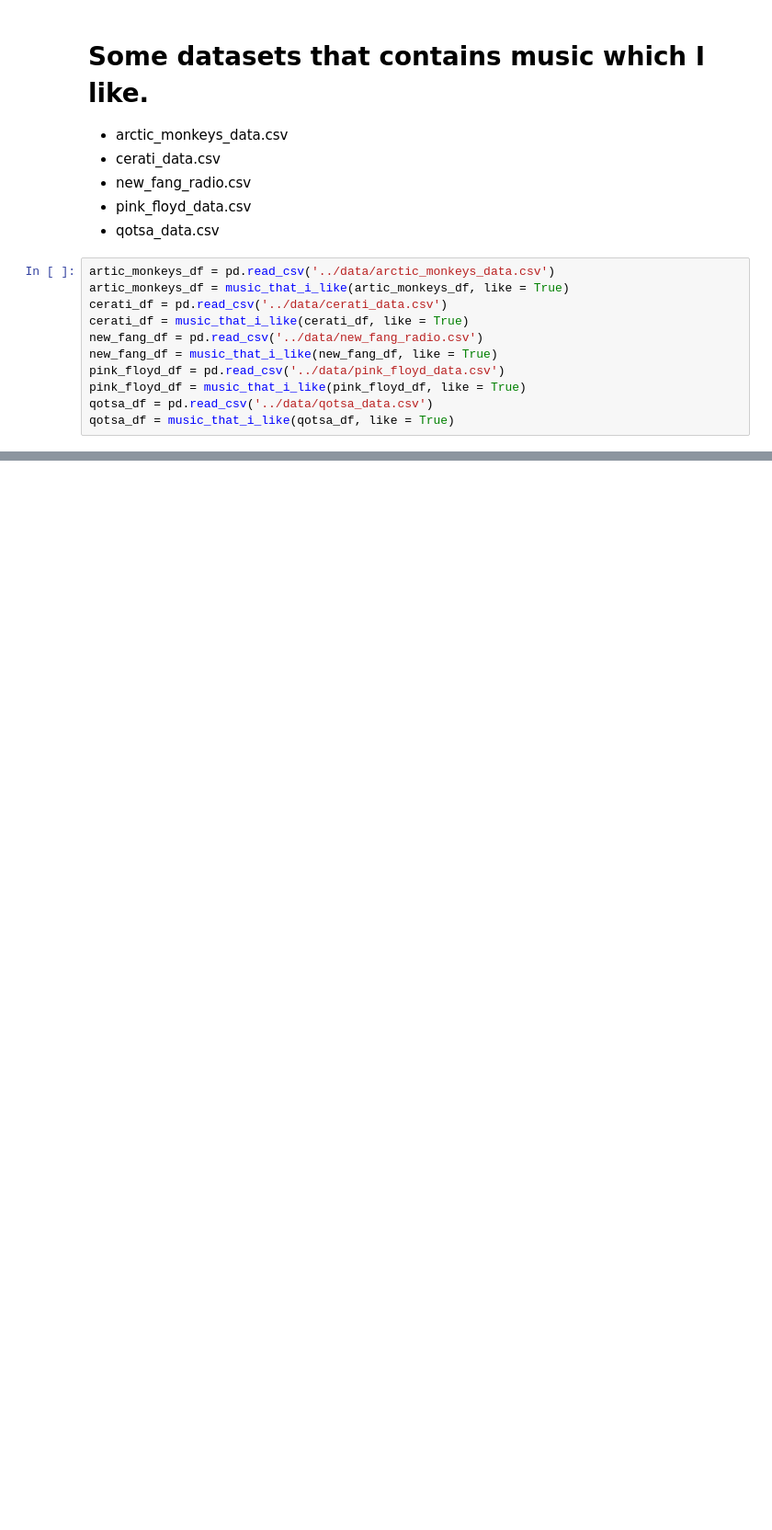
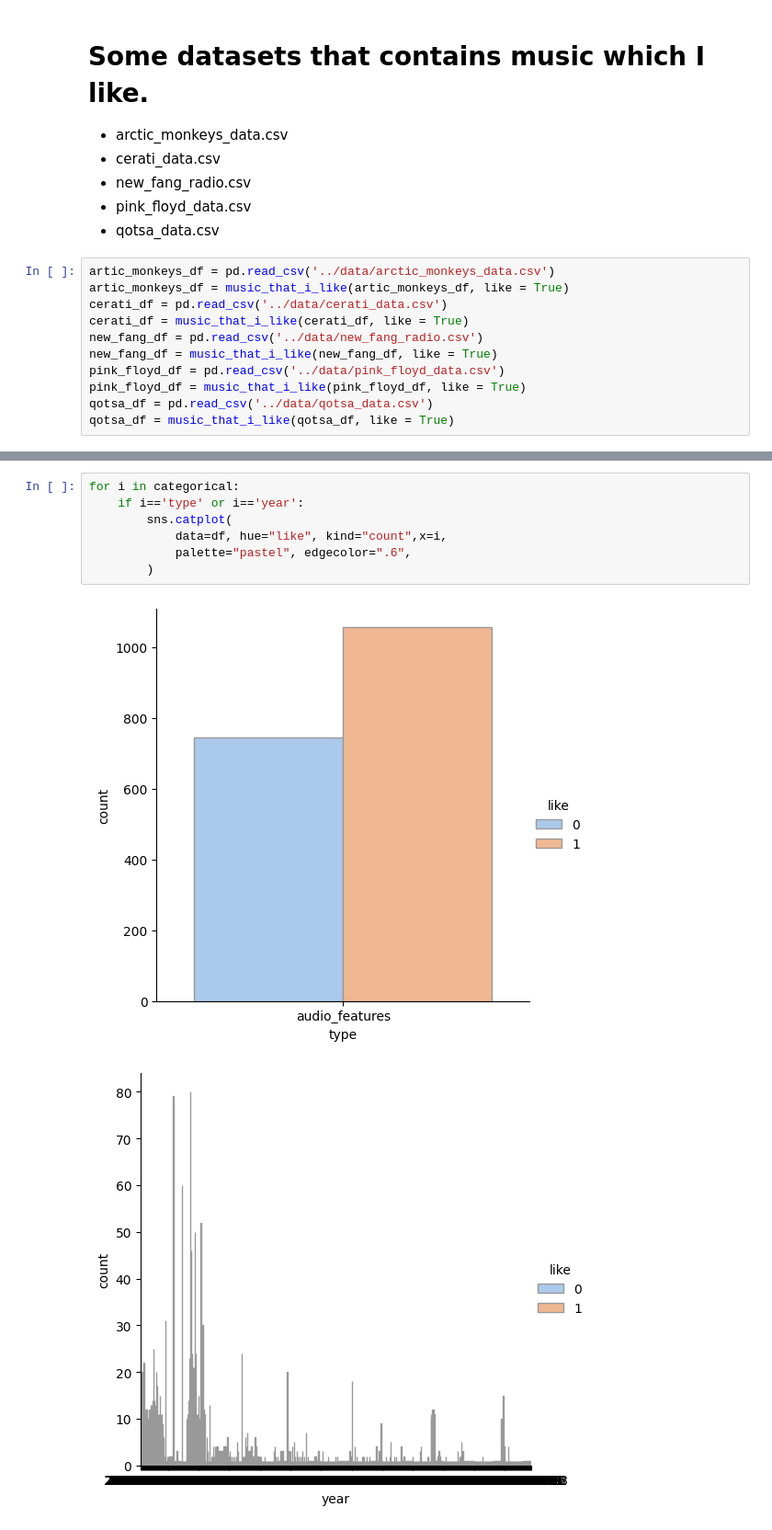
Before and after one commit to eeeds/ML-Camp, a Jupyter notebook: 08-midterm-project/notebooks/notebook.ipynb, the cells around one changed output, grey strips where cells are left out. Shown at 92% size. Cells and saved outputs as stored; diff of their text form; blank space fills up the shorter version.

```diff
--- a/08-midterm-project/notebooks/notebook.ipynb
+++ b/08-midterm-project/notebooks/notebook.ipynb
@@ -173,0 +289,10 @@ Name: like, dtype: int64
+# %%
+for i in categorical:
+    if i=='type' or i=='year':
+        sns.catplot(
+            data=df, hue="like", kind="count",x=i,
+            palette="pastel", edgecolor=".6",
+        )
+# %% [output]
+[figure, added]
+[figure, added]
```
Also changed, not shown: parts of 37 cells of this notebook, 2 other files.
